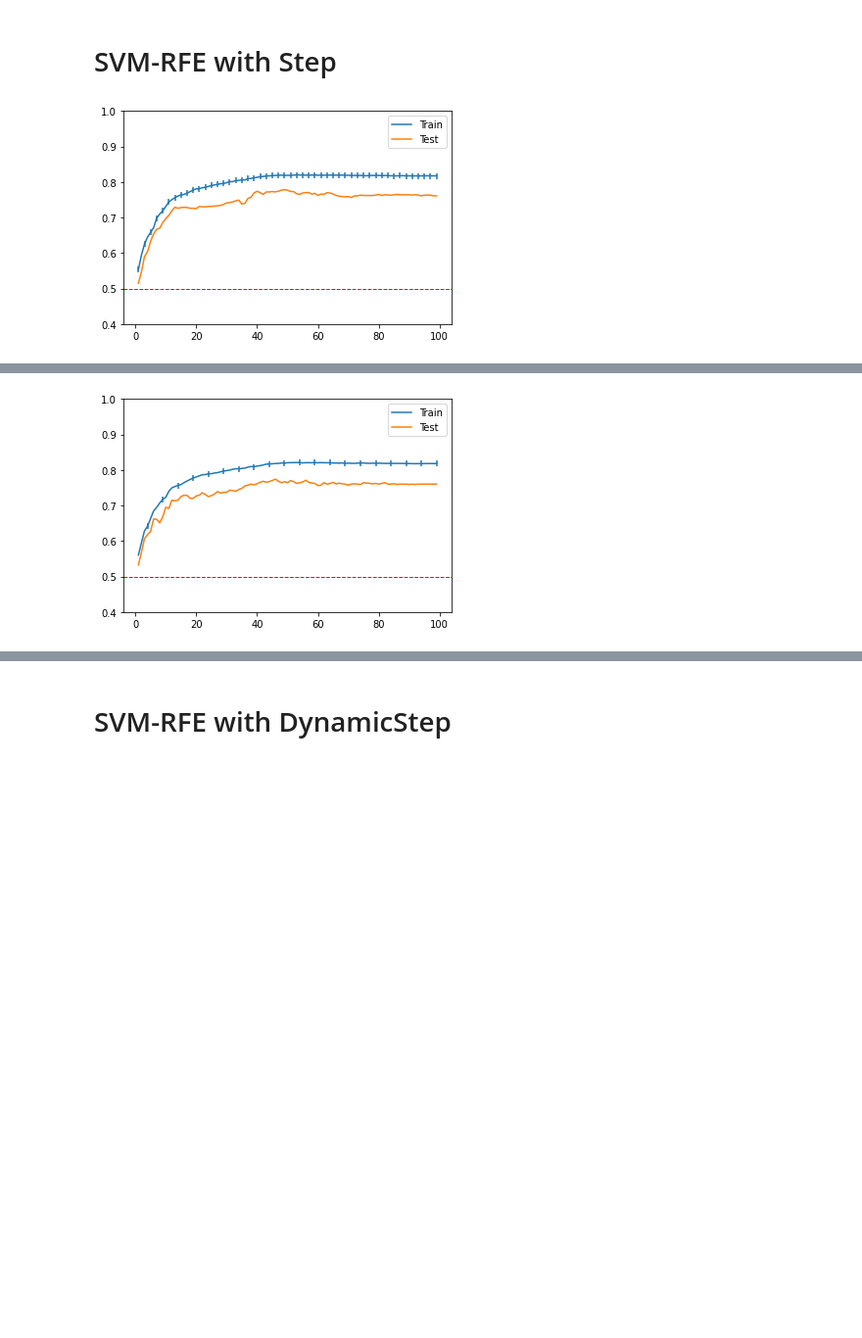
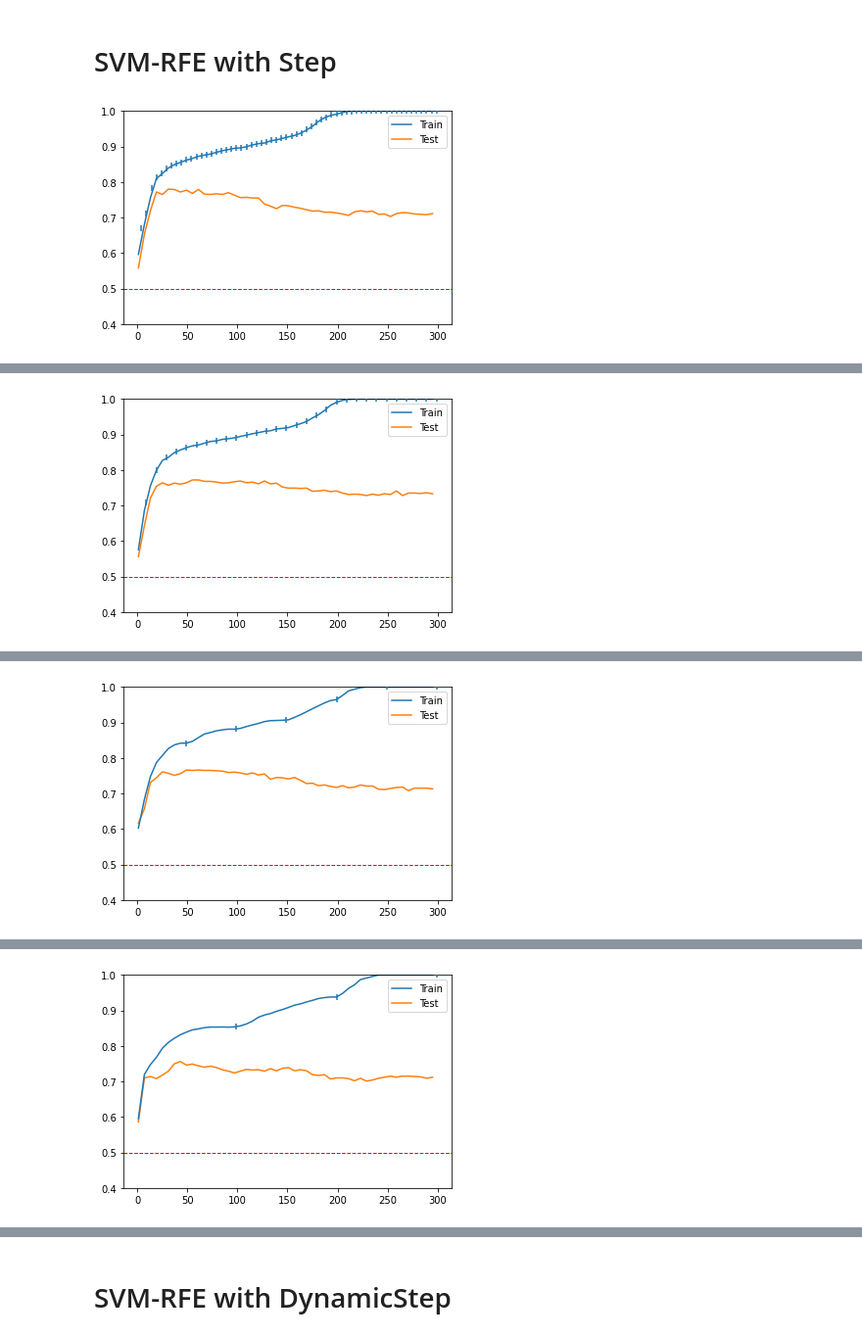
Before and after one commit to elmeunick9/TFG, a Jupyter notebook: Lab/DynamicStep/svm-vanilla-parallel.ipynb, the cells around one changed output, grey strips where cells are left out. Shown: that part at 98% size. Saved outputs shown, nothing was run; the diff lists cells and outputs as text; code cells hidden in the pictures; blank space fills up the shorter version.

Commit message:
DynStepFinal1

```diff
--- a/Lab/DynamicStep/svm-vanilla-parallel.ipynb
+++ b/Lab/DynamicStep/svm-vanilla-parallel.ipynb
@@ -10,8 +10,8 @@ import numpy as np
 from multiprocessing import Pool
 from parallel_methods import DSMethods
 # %%
-def plot_train_vs_test(train_scores, test_scores, points = []):
-    if points != []: plt.scatter(points, [train_scores[x] for x in points], marker='|', zorder = 3)
+def plot_train_vs_test(train_scores, test_scores, points = {}, time = -1):
+    if points != {}: plt.scatter(points.keys(), points.values(), marker='|', zorder = 3)
     plt.plot(train_scores.keys(), train_scores.values(), label = "Train", zorder = 2)
     plt.plot(test_scores.keys(), test_scores.values(), label = "Test", zorder = 1)
     plt.legend()
@@ -19,6 +19,9 @@ def plot_train_vs_test(train_scores, test_scores, points = []):
     plt.axhline(0.5, color = "red", linewidth=1, linestyle="--")
     plt.show()
 
+    maxarg = list(test_scores.keys())[np.argmax(list(test_scores.values()))]
+    print("AT", maxarg, test_scores[maxarg], "WITH", len(points), "ITERATIONS IN", time, "SECONDS")
+
 def mean_of_arrays(data):
     arr = {}
     for x in data[0]:
@@ -78,10 +82,10 @@ __main__.SVM_RFE_NO_STEP - 00:00:08.318363000
 # %%
 @time_func
 def SVM_RFE_W_STEP(step):
-    kf = KFold(n_splits=32, shuffle=True)
+    kf = KFold(n_splits=20, shuffle=True)
 
     index = [(test_index, train_index, step) for test_index, train_index in kf.split(data.X_train)]
-    with Pool(8) as pool:
+    with Pool(7) as pool:
         scores = pool.map(data.svm_rfe, index)
 
     # scores = list(map(data.svm_rfe, index))
@@ -89,18 +93,17 @@ def SVM_RFE_W_STEP(step):
 
     train_scores = mean_of_arrays({i: x[0] for i, x in enumerate(scores)})
     test_scores  = mean_of_arrays({i: x[1] for i, x in enumerate(scores)})
-    points       = list(scores[0][2])
+    points       = mean_of_arrays({i: x[2] for i, x in enumerate(scores)})
     time         = np.mean([x[3] for x in scores])
 
-    plot_train_vs_test(train_scores, test_scores, points)
-    print("AT 15", train_scores[15], test_scores[15], "WITH", len(points), "ITERATIONS IN ", time)
+    plot_train_vs_test(train_scores, test_scores, points, time)
 # %%
-SVM_RFE_W_STEP(2)
+#SVM_RFE_W_STEP(2)
 SVM_RFE_W_STEP(5)
 SVM_RFE_W_STEP(10)
 SVM_RFE_W_STEP(50)
 SVM_RFE_W_STEP(100)
 SVM_RFE_W_STEP(200)
 SVM_RFE_W_STEP(300)
 # %% [output]
-[figure, old version]
+[figure, new version]
@@ -109 +112 @@ __main__.SVM_RFE_W_STEP - 00:00:06.688584900
-[figure, old version]
+[figure, new version]
@@ -112,0 +115 @@ __main__.SVM_RFE_W_STEP - 00:00:05.745695300
+[figure, added]
@@ -113,0 +118 @@ KeyboardInterrupt:
+[figure, added]
```
Also changed, not shown: parts of 15 cells of this notebook, 55 other files.
